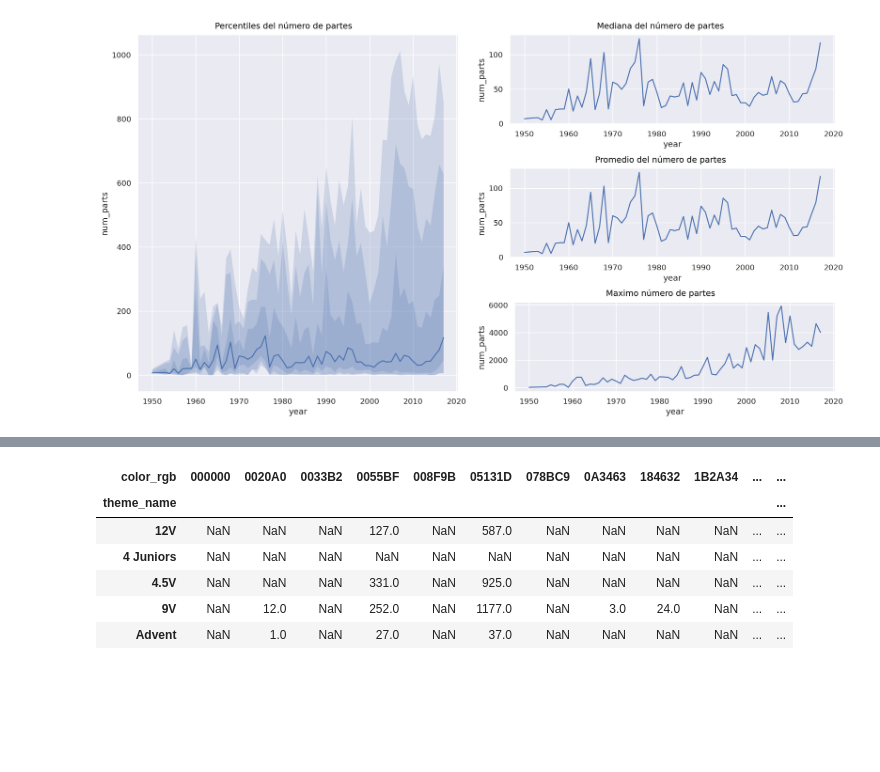
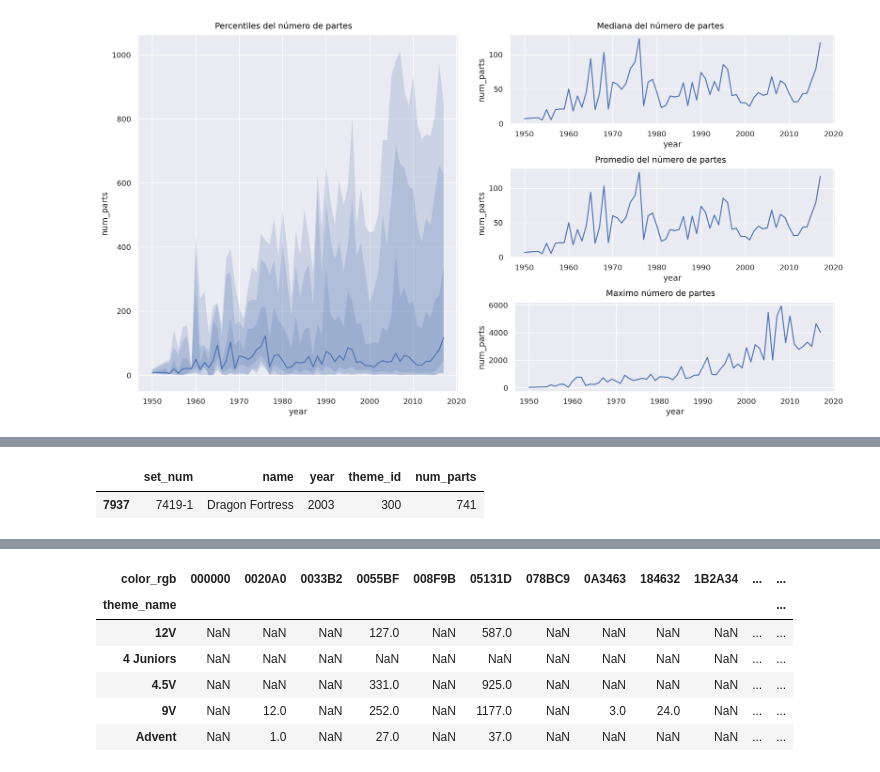
Before and after one commit to gonzafernan/ceia-andd, a Jupyter notebook: lego.ipynb, the cells around one changed output, grey strips where cells are left out. Cells and saved outputs as stored; diff of their text form; code cells hidden in the pictures; blank space fills up the shorter version.

```diff
--- a/lego.ipynb
+++ b/lego.ipynb
@@ -216,0 +296,5 @@ p.on(ssfig2[2]).add(so.Line(), so.Agg("max")).plot()
+# %%
+sets_df[sets_df["set_num"] == rarity_df.set_num.value_counts().index[0]]
+# %% [output]
+|  | set_num | name | year | theme_id | num_parts |
+| 7937 | 7419-1 | Dragon Fortress | 2003 | 300 | 741 |
```
Also changed, not shown: parts of 22 cells of this notebook, 1 other file.
